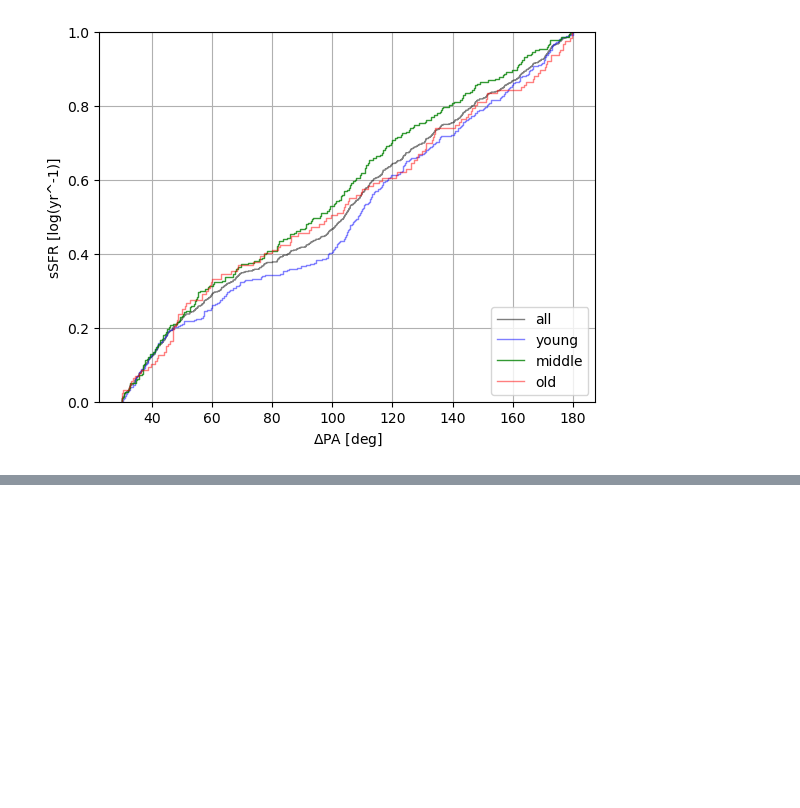
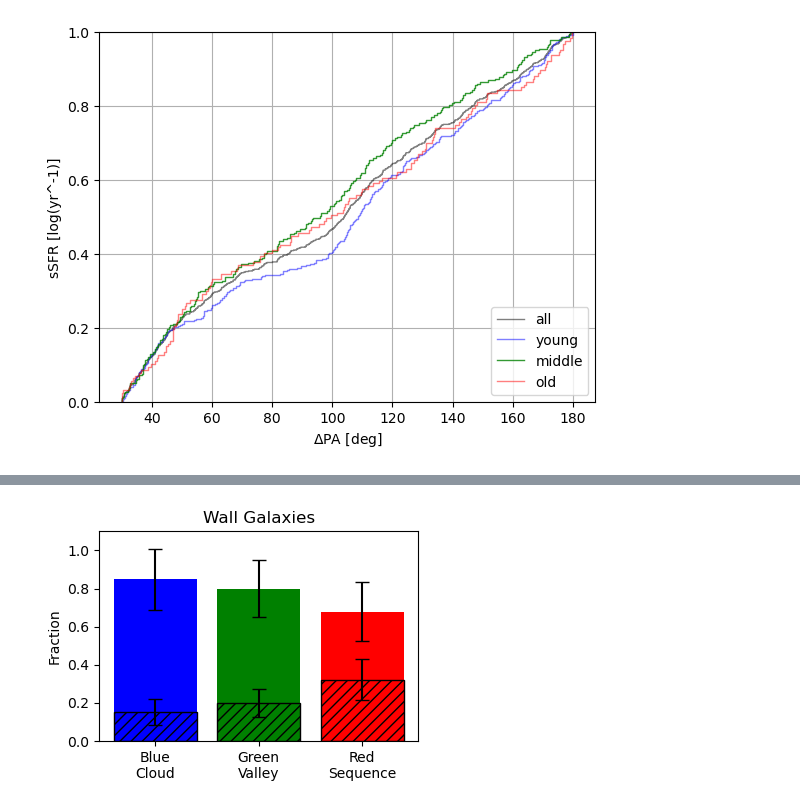
Before and after one commit to DESI-UR/MaNGA-VelMap, a Jupyter notebook: Notebooks/environment_class.ipynb, the cells around one changed output, grey strips where cells are left out. Cells and saved outputs as stored; diff of their text form; code cells hidden in the pictures; blank space fills up the shorter version.

Commit message:
Final data analysis

```diff
--- a/Notebooks/environment_class.ipynb
+++ b/Notebooks/environment_class.ipynb
@@ -492,6 +554,11 @@ for i in range(len(AGN)):
     if deltaphi>30:
         agn_count = agn_count+1
 
+unclass_count = 0
+for i in range(len(unclassified)):
+    deltaphi = star_forming[int(i)]
+    if deltaphi>30:
+        agn_count = agn_count+1
     else:
         continue
 
@@ -522,7 +631,7 @@ print(len(CR_env))
 # %%
 void_count = 0
 for i in range(len(void_gal)):
-    deltaphi = star_forming[int(i)]
+    deltaphi = void_gal[int(i)]
     if deltaphi>30:
         void_count = void_count+1
 
@@ -531,7 +640,7 @@ for i in range(len(void_gal)):
 
 wall_count = 0
 for i in range(len(wall_gal)):
-    deltaphi = star_forming[int(i)]
+    deltaphi = wall_gal[int(i)]
     if deltaphi>30:
         wall_count = wall_count+1
 
@@ -714,0 +1290,48 @@ plt.legend(loc='lower right', fancybox=True, framealpha=0.8, fontsize=10)
+# %%
+plt.figure(figsize=(4,3))
+
+plt.bar(['Blue\nCloud', 'Green\nValley', 'Red\nSequence'],
+        [(len(blue_wall)-blue_wall_count)/len(blue_wall),
+         (len(green_wall)-green_wall_count)/len(green_wall),
+         (len(red_wall)-red_wall_count)/len(red_wall)],
+         color = ['b','g','r']
+       )
+
+errors_a_wall = [np.sqrt((len(blue_wall)-blue_wall_count))/len(blue_wall),
+                 np.sqrt((len(green_wall)-green_wall_count))/len(green_wall),
+                 np.sqrt((len(red_wall)-red_wall_count))/len(red_wall)]
+
+fractions_a_wall = [(len(blue_wall)-blue_wall_count)/len(blue_wall),
+                   (len(green_wall)-green_wall_count)/len(green_wall),
+                   (len(red_wall)-red_wall_count)/len(red_wall)]
+x_pos_a_wall = np.arange(len(fractions_a_wall))
+
+plt.errorbar(x_pos_a_wall, fractions_a_wall, yerr=errors_a_wall, fmt='none', ecolor='black', capsize=5)
+
+plt.bar(['Blue\nCloud', 'Green\nValley', 'Red\nSequence'],
+        [blue_wall_count/len(blue_wall),
+         green_wall_count/len(green_wall),
+         red_wall_count/len(red_wall)],
+        color = ['b','g','r'],
+       hatch = ['///','///','///'],
+       edgecolor = 'black')
+
+errors_b_wall = [np.sqrt(blue_wall_count)/len(blue_wall),
+                 np.sqrt(green_wall_count)/len(green_wall),
+                 np.sqrt(red_wall_count)/len(red_wall)]
+
+fractions_b_wall = [blue_wall_count/len(blue_wall),
+                   green_wall_count/len(green_wall),
+                   red_wall_count/len(red_wall)]
+x_pos_b_wall = np.arange(len(fractions_b_wall))
+
+plt.errorbar(x_pos_b_wall, fractions_b_wall, yerr=errors_b_wall, fmt='none', ecolor='black', capsize=5)
+
+plt.ylabel('Fraction')
+plt.title('Wall Galaxies')
+# plt.savefig(...)  # Add your save path if needed
+plt.tight_layout()
+plt.ylim(0,1.1)
+plt.savefig(data_folder+'Plots/poster_plots/CMD_wall.png', dpi = 600,bbox_inches='tight')
+# %% [output]
+[figure, added]
```
Also changed, not shown: parts of 72 cells of this notebook, 1 other file.
